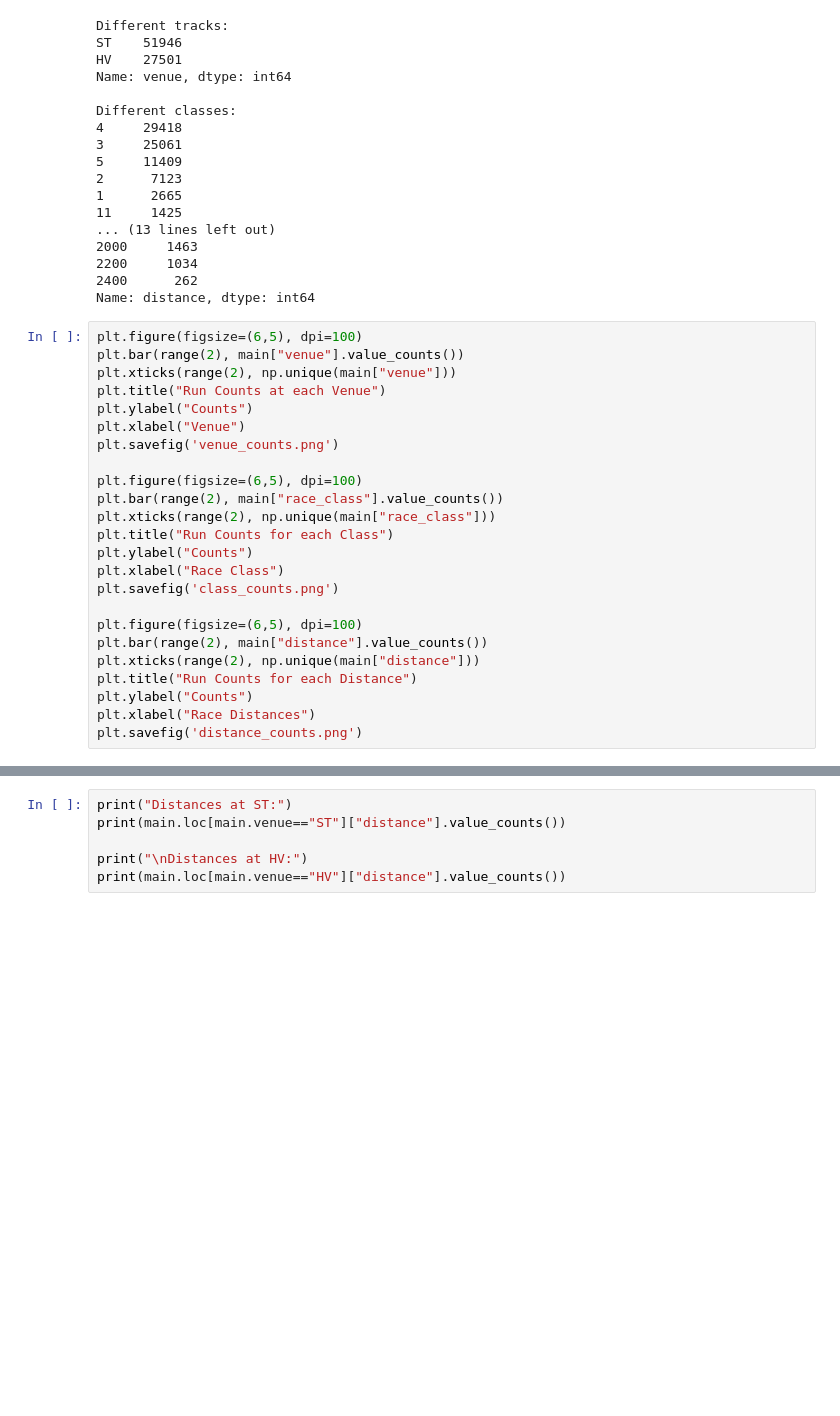
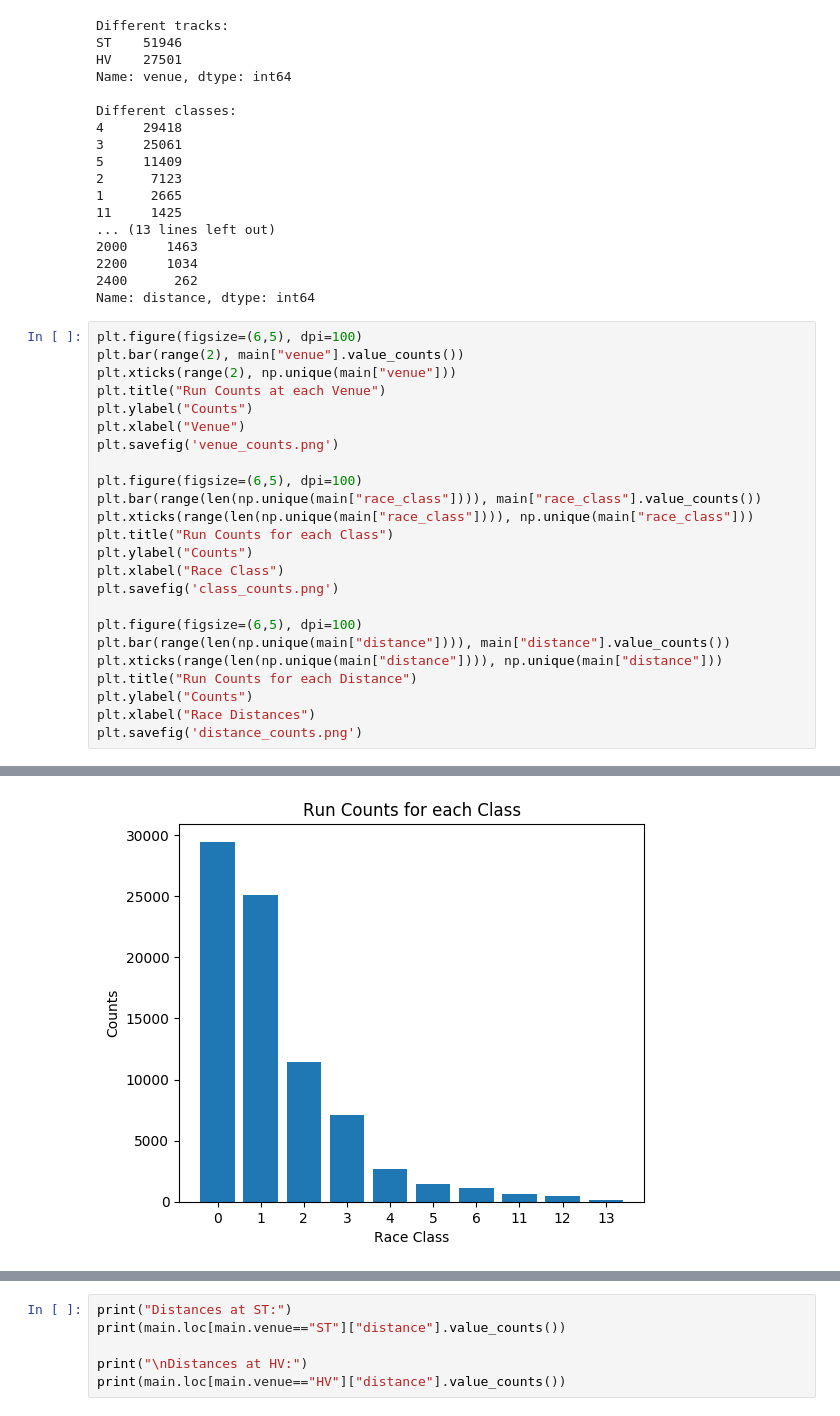
Before and after one commit to NoahRowe/HorseBetting, a Jupyter notebook: Data/CleanData.ipynb, the cells around one changed output, grey strips where cells are left out. Drawn from its saved outputs; the diff is of its cells as text; blank space fills up the shorter version.

Commit message:
Created data cleaning plots

```diff
--- a/Data/CleanData.ipynb
+++ b/Data/CleanData.ipynb
@@ -32,26 +32,27 @@ Name: distance, dtype: int64
 # %%
 plt.figure(figsize=(6,5), dpi=100)
 plt.bar(range(2), main["venue"].value_counts())
 plt.xticks(range(2), np.unique(main["venue"]))
 plt.title("Run Counts at each Venue")
 plt.ylabel("Counts")
 plt.xlabel("Venue")
 plt.savefig('venue_counts.png')
 
 plt.figure(figsize=(6,5), dpi=100)
-plt.bar(range(2), main["race_class"].value_counts())
-plt.xticks(range(2), np.unique(main["race_class"]))
+plt.bar(range(len(np.unique(main["race_class"]))), main["race_class"].value_counts())
+plt.xticks(range(len(np.unique(main["race_class"]))), np.unique(main["race_class"]))
 plt.title("Run Counts for each Class")
 plt.ylabel("Counts")
 plt.xlabel("Race Class")
 plt.savefig('class_counts.png')
 
 plt.figure(figsize=(6,5), dpi=100)
-plt.bar(range(2), main["distance"].value_counts())
-plt.xticks(range(2), np.unique(main["distance"]))
+plt.bar(range(len(np.unique(main["distance"]))), main["distance"].value_counts())
+plt.xticks(range(len(np.unique(main["distance"]))), np.unique(main["distance"]))
 plt.title("Run Counts for each Distance")
 plt.ylabel("Counts")
 plt.xlabel("Race Distances")
 plt.savefig('distance_counts.png')
 # %% [output]
 [figure]
+[figure, added]
```
Also changed, not shown: parts of 1 cell of this notebook.
